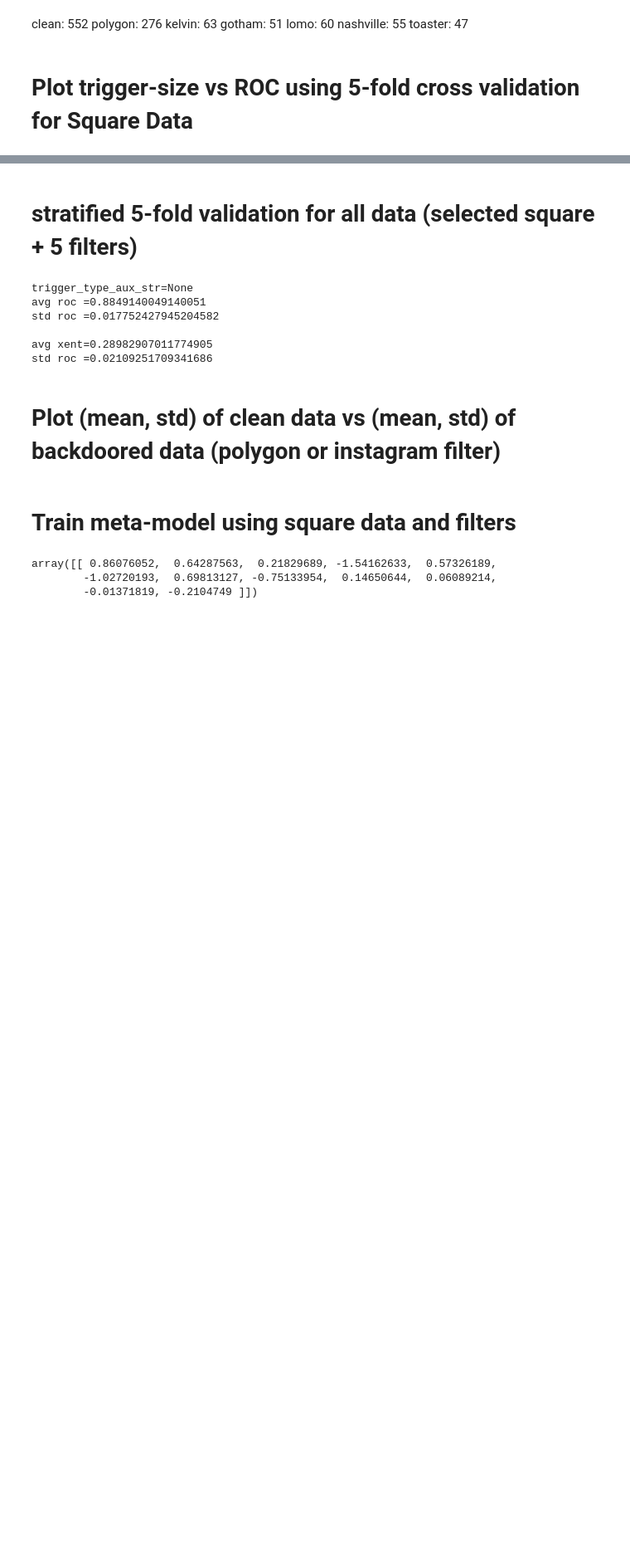
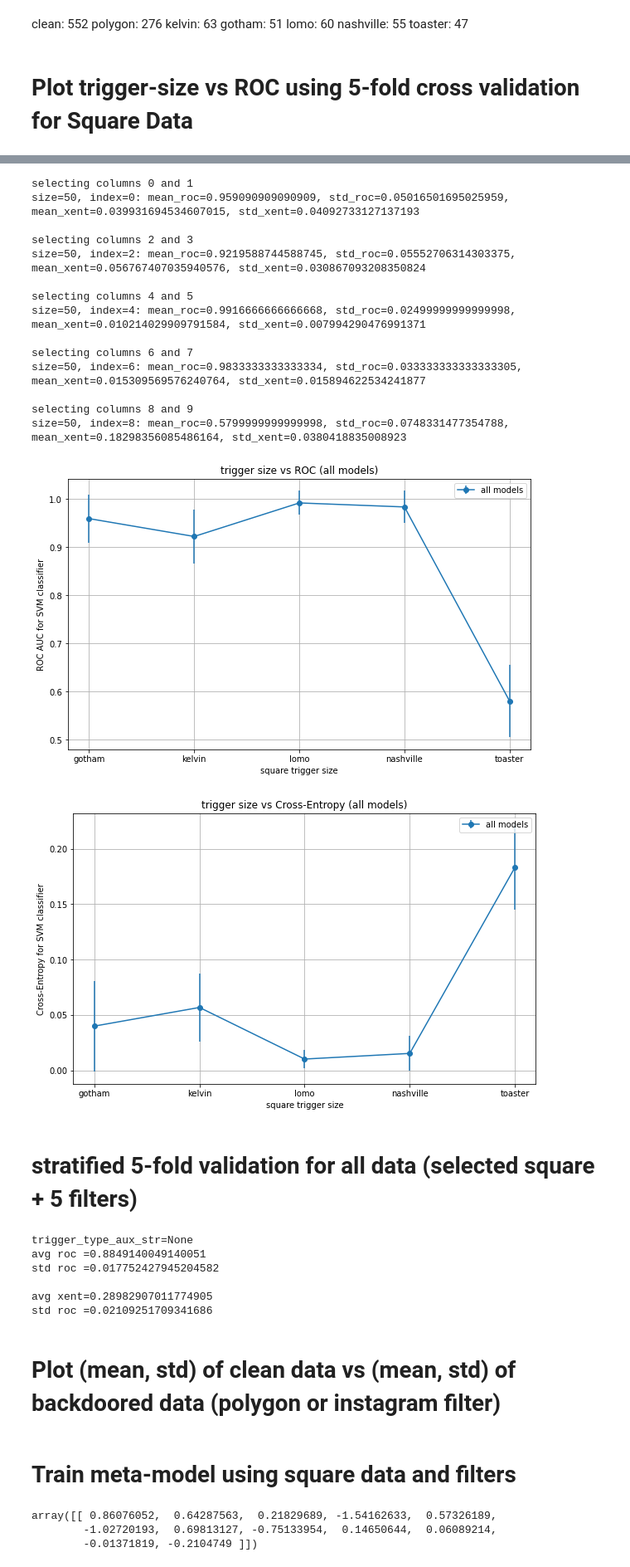
Before and after one commit to ionutmodo/TrojAI-UMD, a Jupyter notebook: notebooks/analyze-round-2.ipynb, the cells around one changed output, grey strips where cells are left out. Shown at 83% size. Drawn from its saved outputs; the diff is of its cells as text; code cells hidden in the pictures; blank space fills up the shorter version.

Commit message:
added analysis for filters

```diff
--- a/notebooks/analyze-round-2.ipynb
+++ b/notebooks/analyze-round-2.ipynb
@@ -29,17 +29,17 @@ def load_obj(filename):
     if not os.path.isfile(filename):
         print('Pickle {} does not exist.'.format(filename))
         return None
-
     with open(filename, 'rb') as handle:
         obj = pickle.load(handle)
     return obj
+
 def read_features(p_path, trigger_type_aux_str=None):
     report = pd.read_csv(p_path)
     if trigger_type_aux_str is not None:
         indexes = []
         for i in range(len(report)):
             col = report['trigger_type_aux'].iloc[i]
-            if col.startswith(trigger_type_aux_str) or col.lower() == 'none':
+            if (trigger_type_aux_str in col.lower()) or (col.lower() == 'none'):
                 indexes.append(i)
         report = report.iloc[indexes]
     initial_columns = report.columns
@@ -135,3 +117,69 @@ size=50, index=18: mean_roc=0.854815416065416, std_roc=0.04134638300565891, mean
+# %%
+list_filters = ['gotham', 'kelvin', 'lomo', 'nashville', 'toaster']
+dict_filter_indexes = {size:index*2 for index, size in enumerate(list_filters)}
+roc_auc_scores, roc_auc_err = [], []
+xent_scores, xent_err = [], []
+for filter_name, index in dict_filter_indexes.items():
+    path = 'confusion-reports/ics_svm/round2-train-dataset/round2-train-dataset_filters.csv'
+    X, y = read_features(path, filter_name)
+
+    print(f'selecting columns {index} and {index+1}')
+    X = X[:, index:index+2]
+
+    skf = StratifiedKFold(n_splits=10, shuffle=True)
+
+    cv_scores_roc, cv_scores_xent = [], []
+    for i, (train_index, test_index) in enumerate(skf.split(X, y)):
+        X_train, y_train = X[train_index, :], y[train_index] # square_diffs have indexes 0,1 !!!
+        X_test, y_test = X[test_index, :], y[test_index] # square_diffs have indexes 0,1 !!!
+        roc, xent = evaluate_classifier(X_train, y_train, X_test, y_test)
+        cv_scores_roc.append(roc)
+        cv_scores_xent.append(xent)
+    mean_roc, std_roc = np.mean(cv_scores_roc), np.std(cv_scores_roc)
+    mean_xent, std_xent = np.mean(cv_scores_xent), np.std(cv_scores_xent)
+    print(f'size={size}, index={index}: mean_roc={mean_roc}, std_roc={std_roc}, mean_xent={mean_xent}, std_xent={std_xent}\n')
+
+    roc_auc_scores.append(mean_roc)
+    roc_auc_err.append(std_roc)
+    xent_scores.append(mean_xent)
+    xent_err.append(std_xent)
+
+plt.figure(figsize=(10, 6)).patch.set_color('white')
+plt.errorbar(list_filters, roc_auc_scores, roc_auc_err, marker='o', label='all models')
+plt.grid()
+plt.legend()
+plt.xlabel('square trigger size')
+plt.ylabel('ROC AUC for SVM classifier')
+plt.xticks(list_filters)
+plt.title(f'trigger size vs ROC (all models)')
+plt.show()
+
+plt.figure(figsize=(10, 6)).patch.set_color('white')
+plt.errorbar(list_filters, xent_scores, xent_err, marker='o', label='all models')
+plt.grid()
+plt.legend()
+plt.xlabel('square trigger size')
+plt.ylabel('Cross-Entropy for SVM classifier')
+plt.xticks(list_filters)
+plt.title(f'trigger size vs Cross-Entropy (all models)')
+plt.show()
+# %% [output]
+selecting columns 0 and 1
+size=50, index=0: mean_roc=0.959090909090909, std_roc=0.05016501695025959, mean_xent=0.039931694534607015, std_xent=0.04092733127137193
+
+selecting columns 2 and 3
+size=50, index=2: mean_roc=0.9219588744588745, std_roc=0.05552706314303375, mean_xent=0.056767407035940576, std_xent=0.030867093208350824
+
+selecting columns 4 and 5
+size=50, index=4: mean_roc=0.9916666666666668, std_roc=0.02499999999999998, mean_xent=0.010214029909791584, std_xent=0.007994290476991371
+
+selecting columns 6 and 7
+size=50, index=6: mean_roc=0.9833333333333334, std_roc=0.033333333333333305, mean_xent=0.015309569576240764, std_xent=0.015894622534241877
+
+selecting columns 8 and 9
+size=50, index=8: mean_roc=0.5799999999999998, std_roc=0.0748331477354788, mean_xent=0.18298356085486164, std_xent=0.0380418835008923
+[figure, added]
+[figure, added]
 # %% [markdown]
 # stratified 5-fold validation for all data (selected square + 5 filters)
 # %%
```
Also changed, not shown: parts of 2 cells of this notebook.
